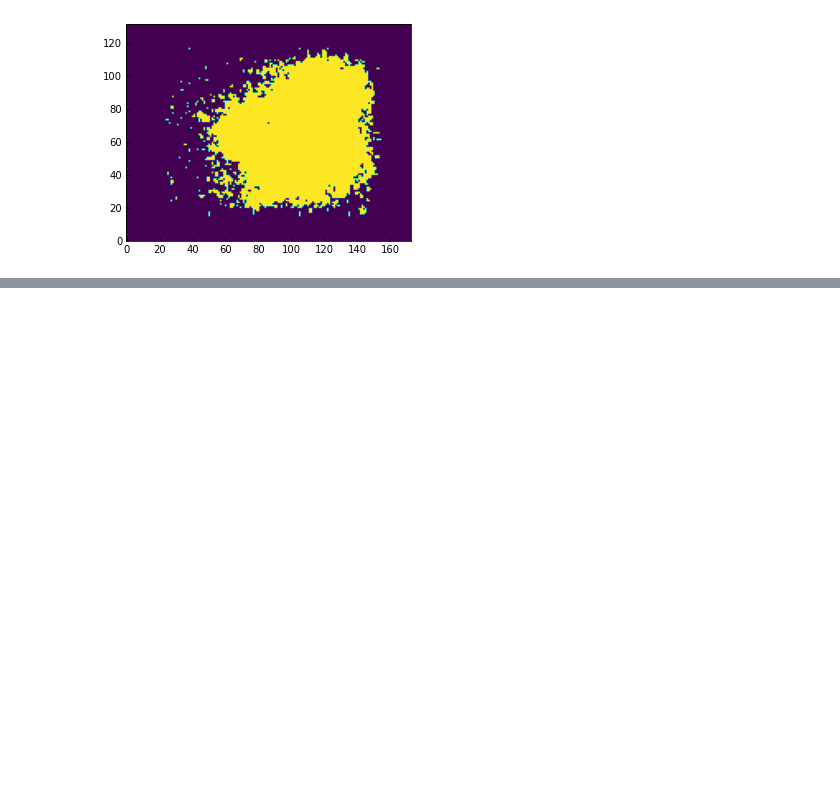
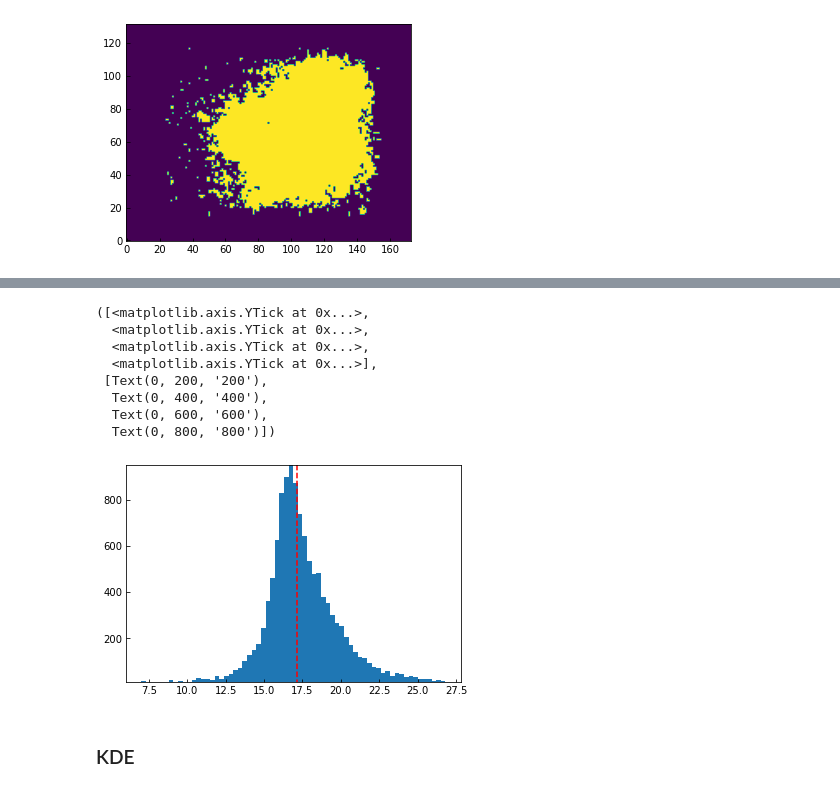
Before and after one commit to SpandanCh/H-MM1_extended_subsonic, a Jupyter notebook: make_figures.ipynb, the cells around one changed output, grey strips where cells are left out. Saved outputs shown, nothing was run; the diff lists cells and outputs as text; code cells hidden in the pictures; blank space fills up the shorter version.

```diff
--- a/make_figures.ipynb
+++ b/make_figures.ipynb
@@ -860,0 +892,18 @@ plt.imshow(snr_peak_22>4, origin='lower')
+# %%
+plt.hist(tk_broad_repr.flatten(), bins=np.arange(7, 27, 0.3))
+plt.vlines(np.nanmedian(tk_broad_repr), ymin=0, ymax=950, colors='r', linestyles='dashed')
+
+plt.ylim(10, 950)
+plt.yticks([200, 400, 600, 800])
+# %% [output]
+([<matplotlib.axis.YTick at 0x...>,
+  <matplotlib.axis.YTick at 0x...>,
+  <matplotlib.axis.YTick at 0x...>,
+  <matplotlib.axis.YTick at 0x...>],
+ [Text(0, 200, '200'),
+  Text(0, 400, '400'),
+  Text(0, 600, '600'),
+  Text(0, 800, '800')])
+[figure, added]
+# %% [markdown]
+### KDE
```
Also changed, not shown: parts of 11 cells of this notebook, 3 other files.
